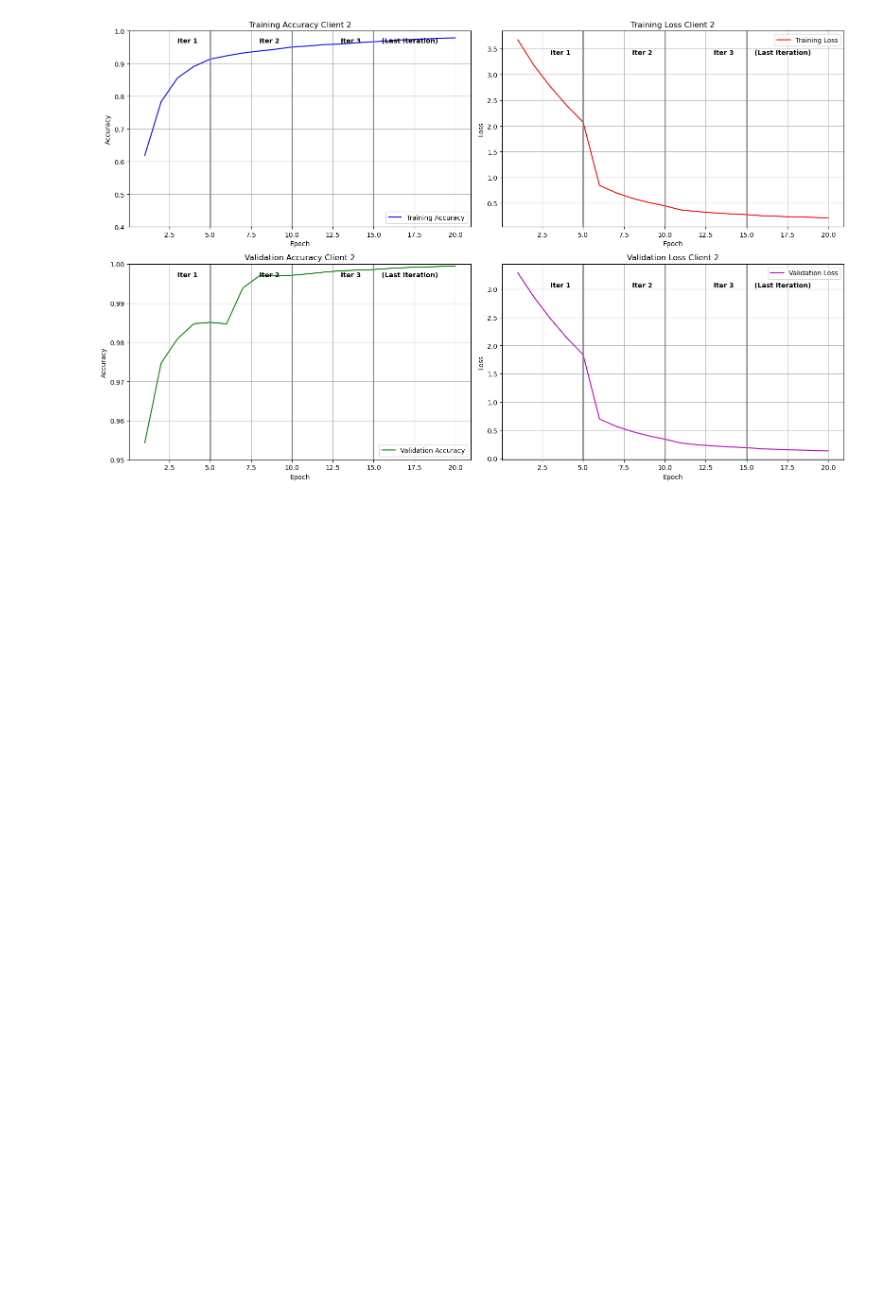
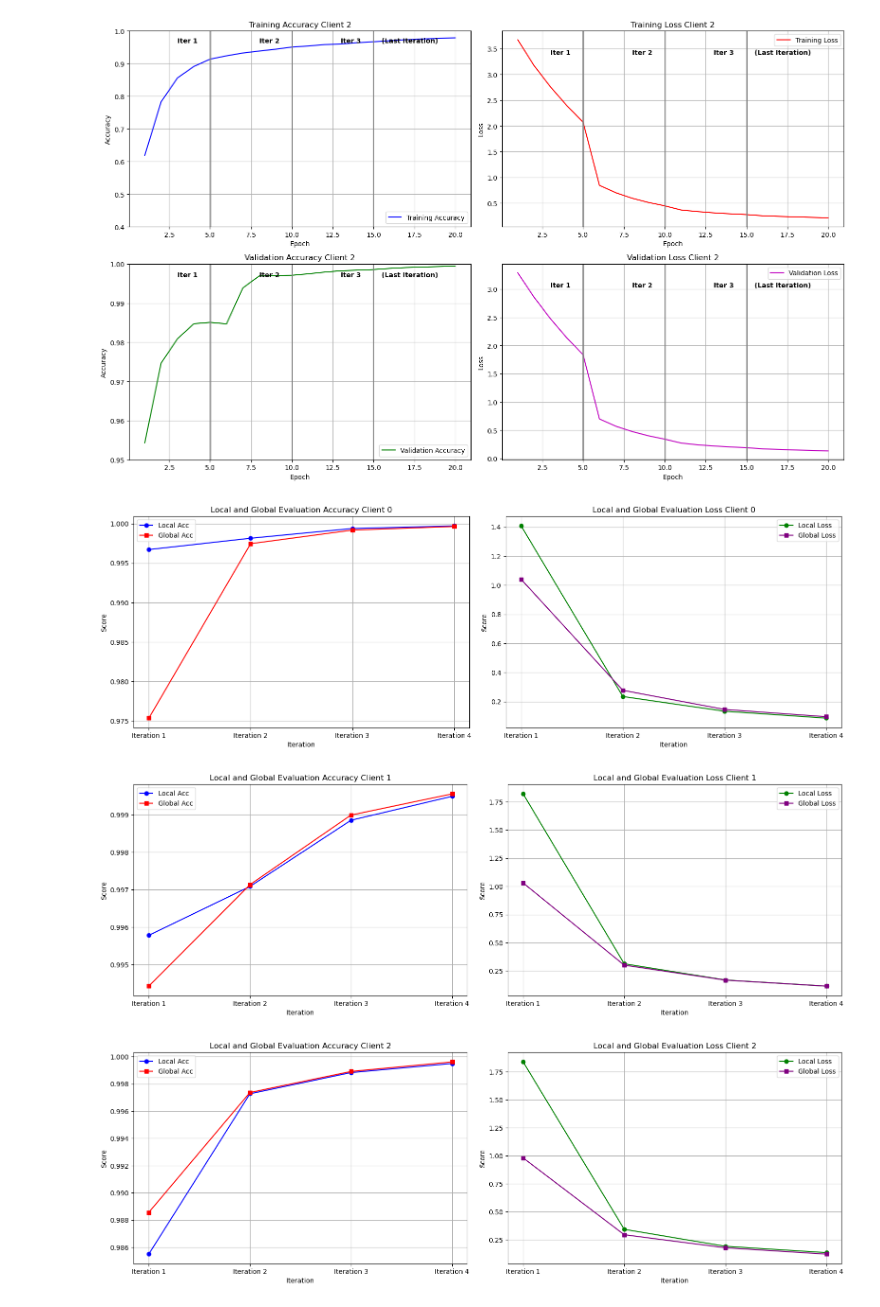
Before and after one commit to HocVoNgThai/Enhancing-Privacy-Preservation-of-Federated-Learning-for-Intrusion-Detection-System, a Jupyter notebook: FL_Simulation_Have_DP/CNN_Init_FL_simualation_DP.ipynb, the cells around one changed output. Saved outputs shown, nothing was run; the diff lists cells and outputs as text; code cells hidden in the pictures; blank space fills up the shorter version.

```diff
--- a/FL_Simulation_Have_DP/CNN_Init_FL_simualation_DP.ipynb
+++ b/FL_Simulation_Have_DP/CNN_Init_FL_simualation_DP.ipynb
@@ -658,3 +658,49 @@ for i in range(3):
 [figure]
 [figure]
 [figure]
+# %%
+import pandas as pd
+import matplotlib.pyplot as plt
+import os
+
+# Giả định tempdirs đã được định nghĩa
+# Ví dụ: tempdirs = [f"federated_learning_log/21h-04p-Month05-Day27/client_{i}_log/" for i in range(4)]
+#tempdirs = [f"federated_learning_log/Month05-Day27-18h-56p/client_{i}_log/" for i in range(4)]  # 4 clients
+Iterations = [f"Iteration {index+1}" for index in range(4)]
+
+# Vẽ biểu đồ cho từng client
+for i in range(3):
+    file_path_local = tempdirs[i] + "local_val.csv"
+    file_path_global = tempdirs[i] + "global_val.csv"
+
+    local_val = pd.read_csv(file_path_local)
+    global_val = pd.read_csv(file_path_global)
+    # Vẽ biểu đồ
+    plt.figure(figsize=(16, 10))
+    plt.subplot(2, 2, 1)
+    plt.plot(Iterations, local_val['local_acc'], marker='o', linestyle='-', label="Local Acc", color='blue')
+    plt.plot(Iterations, global_val['global_acc'], marker='s', linestyle='-', label="Global Acc", color='red')
+    plt.xlabel("Iteration")
+    plt.ylabel("Score")
+    plt.title(f"Local and Global Evaluation Accuracy Client {i}")
+    plt.legend()
+    #plt.ylim(0.5, 1)  # Giới hạn từ 0 đến 1
+    plt.grid(True)
+
+    plt.subplot(2, 2, 2)
+    plt.plot(Iterations, local_val['local_loss'], marker='o', linestyle='-', label="Local Loss", color='green')
+    plt.plot(Iterations, global_val['global_loss'], marker='s', linestyle='-', label="Global Loss", color='purple')
+    plt.xlabel("Iteration")
+    plt.ylabel("Score")
+    plt.title(f"Local and Global Evaluation Loss Client {i}")
+    plt.legend()
+    #plt.ylim(0.5, 1)  # Giới hạn từ 0 đến 1
+    plt.grid(True)
+
+    plt.tight_layout()
+    # Hiển thị đồ thị
+    plt.show()
+# %% [output]
+[figure, added]
+[figure, added]
+[figure, added]
```
